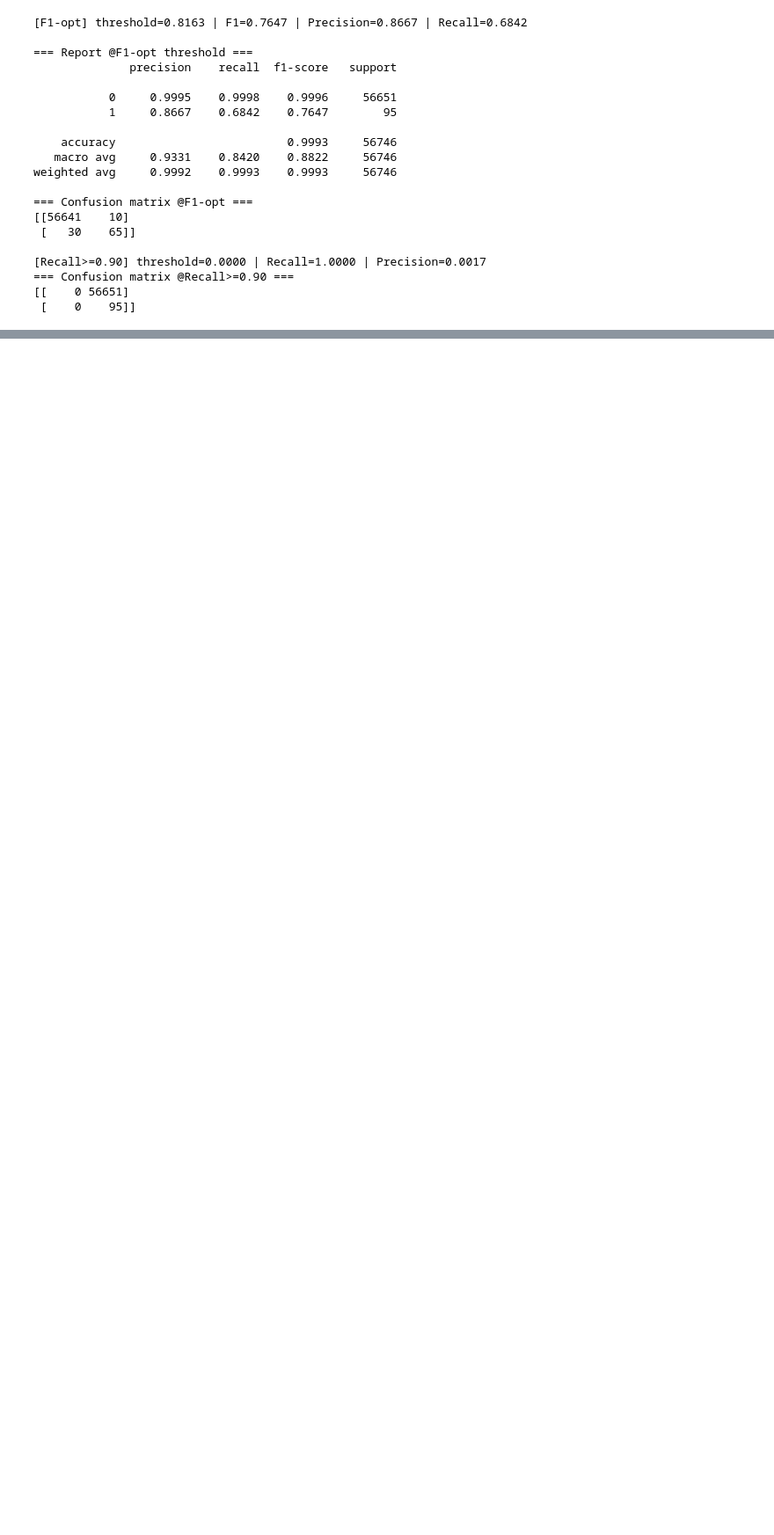
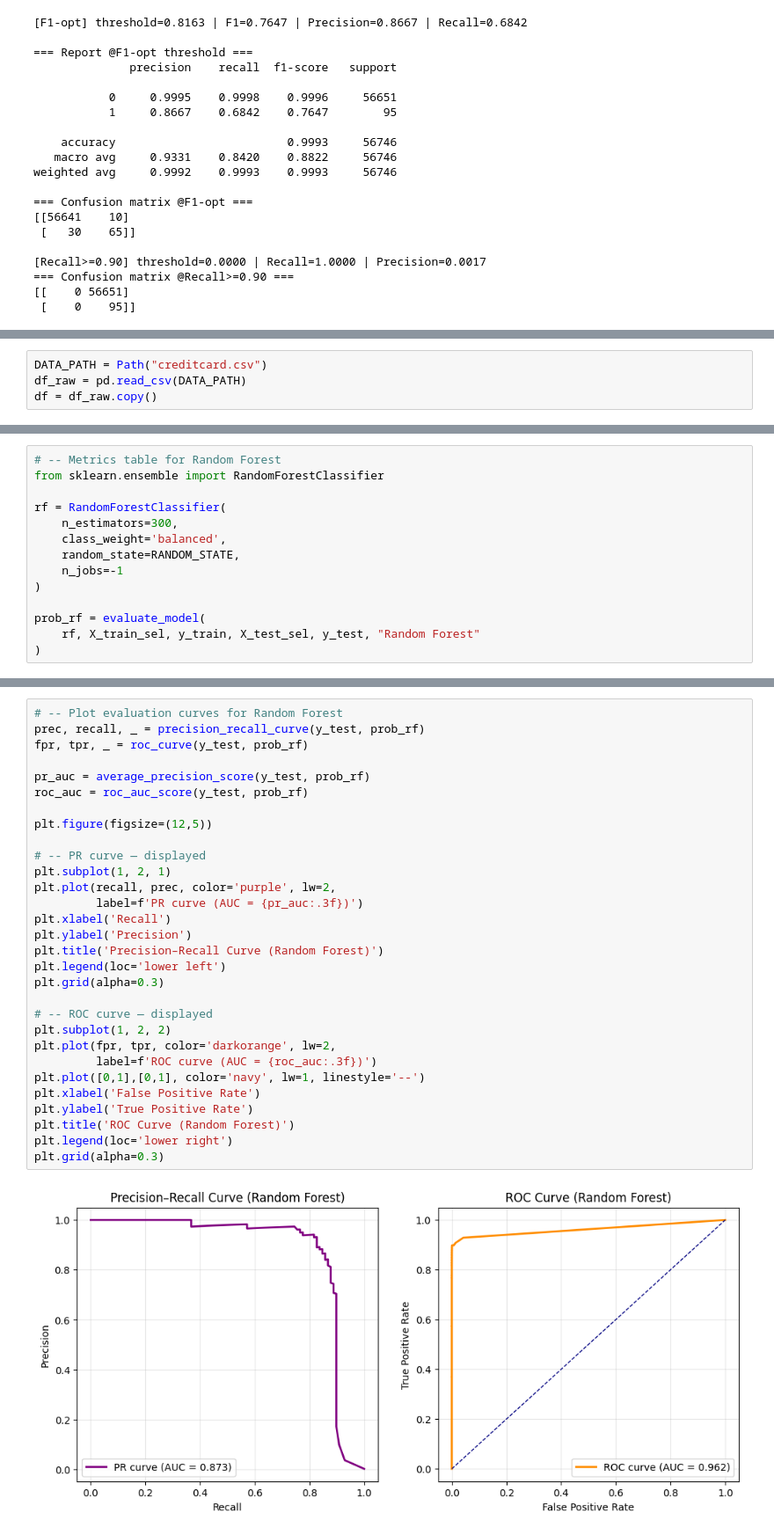
Before and after one commit to Yongjie-zhao-1164671/1164671, a Jupyter notebook: creditcard_fraud_analysis.ipynb, the cells around one changed output, grey strips where cells are left out. Shown: that part at 88% size. Cells and saved outputs as stored; diff of their text form; blank space fills up the shorter version.

```diff
--- a/creditcard_fraud_analysis.ipynb
+++ b/creditcard_fraud_analysis.ipynb
@@ -275,0 +308,4 @@ weighted avg     0.9992    0.9993    0.9993     56746
+# %%
+DATA_PATH = Path("creditcard.csv")
+df_raw = pd.read_csv(DATA_PATH)
+df = df_raw.copy()
@@ -275,0 +506,14 @@ weighted avg     0.9992    0.9993    0.9993     56746
+# %%
+# -- Metrics table for Random Forest
+from sklearn.ensemble import RandomForestClassifier
+
+rf = RandomForestClassifier(
+    n_estimators=300,
+    class_weight='balanced',
+    random_state=RANDOM_STATE,
+    n_jobs=-1
+)
+
+prob_rf = evaluate_model(
+    rf, X_train_sel, y_train, X_test_sel, y_test, "Random Forest"
+)
@@ -275,0 +530,32 @@ weighted avg     0.9992    0.9993    0.9993     56746
+# %%
+# -- Plot evaluation curves for Random Forest
+prec, recall, _ = precision_recall_curve(y_test, prob_rf)
+fpr, tpr, _ = roc_curve(y_test, prob_rf)
+
+pr_auc = average_precision_score(y_test, prob_rf)
+roc_auc = roc_auc_score(y_test, prob_rf)
+
+plt.figure(figsize=(12,5))
+
+# -- PR curve — displayed
+plt.subplot(1, 2, 1)
+plt.plot(recall, prec, color='purple', lw=2,
+         label=f'PR curve (AUC = {pr_auc:.3f})')
+plt.xlabel('Recall')
+plt.ylabel('Precision')
+plt.title('Precision–Recall Curve (Random Forest)')
+plt.legend(loc='lower left')
+plt.grid(alpha=0.3)
+
+# -- ROC curve — displayed
+plt.subplot(1, 2, 2)
+plt.plot(fpr, tpr, color='darkorange', lw=2,
+         label=f'ROC curve (AUC = {roc_auc:.3f})')
+plt.plot([0,1],[0,1], color='navy', lw=1, linestyle='--')
+plt.xlabel('False Positive Rate')
+plt.ylabel('True Positive Rate')
+plt.title('ROC Curve (Random Forest)')
+plt.legend(loc='lower right')
+plt.grid(alpha=0.3)
+# %% [output]
+[figure, added]
```
Also changed, not shown: parts of 18 cells of this notebook.
